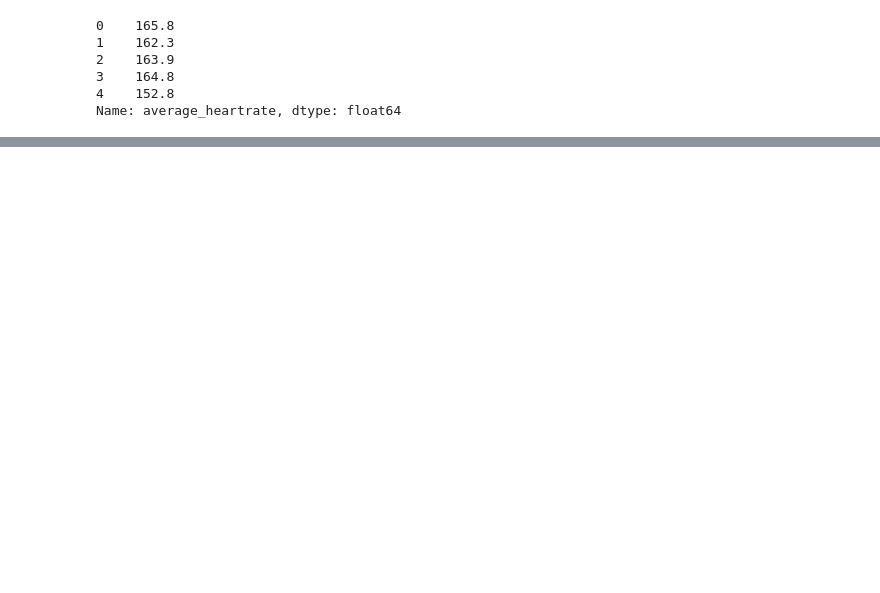
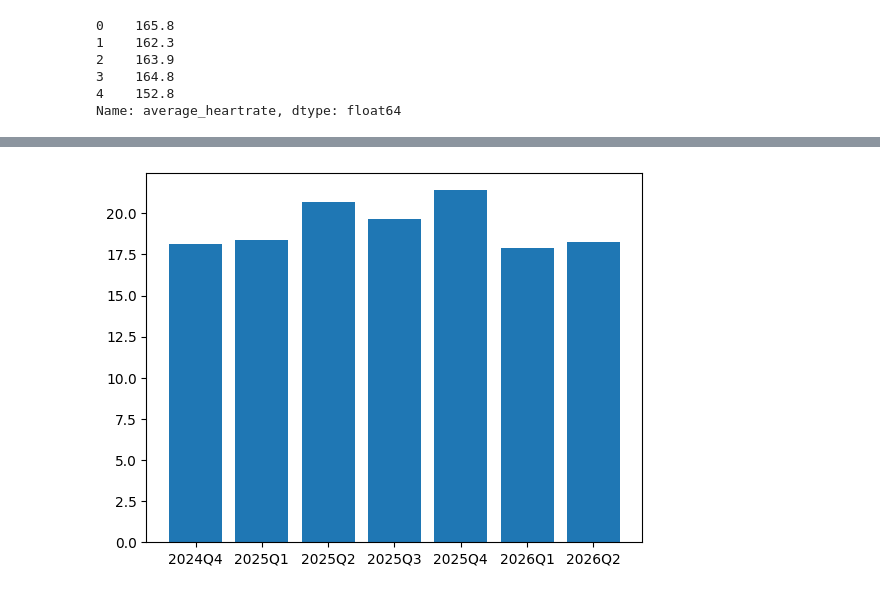
Before and after one commit to lx-345/PERFORMANCES_SPORTIVES, a Jupyter notebook: src/data/analyse.ipynb, the cells around one changed output, grey strips where cells are left out. Cells and saved outputs as stored; diff of their text form; code cells hidden in the pictures; blank space fills up the shorter version.

```diff
--- a/src/data/analyse.ipynb
+++ b/src/data/analyse.ipynb
@@ -219,0 +263,17 @@ Name: average_heartrate, dtype: float64
+# %%
+# Vérification que la colonne de fréquence cardiaque est bien présente
+if 'average_heartrate' in df_propre.columns:
+
+    # Calcul de l'indice d'effort de Karvonen (FC Réserve)
+    df_propre["indice_d'effort_K"] = (df_propre['average_heartrate'] - 45) / (185 - 45)
+
+    # Arrondi à 2 décimales pour un affichage propre (ex: 0.75)
+    df_propre["indice_d'effort_K"] = df_propre["indice_d'effort_K"].round(2)
+
+    print("🎯 Colonne 'indice_d'effort_K' créée avec succès !")
+    print("-" * 60)
+    # Affichage des 10 premières lignes pour vérifier
+    print(df_propre[['name', 'average_heartrate', "indice_d'effort_K"]].head(10))
+
+else:
+    print("❌ Erreur : La colonne 'average_heartrate' est introuvable pour effectuer le calcul.")
@@ -219,0 +409,18 @@ Name: average_heartrate, dtype: float64
+# %%
+import matplotlib.pyplot as plt
+
+# 1. Préparation des données (une ligne par trimestre, triée par ordre chronologique)
+df_plot = (
+    df_selection[["trimestre", "VMA_finale"]]
+    .drop_duplicates()
+    .sort_values("trimestre")
+)
+df_plot["trimestre_str"] = df_plot["trimestre"].astype(str)
+
+# 2. Le bar plot de base
+plt.bar(df_plot["trimestre_str"], df_plot["VMA_finale"])
+
+# 3. Sauvegarde du fichier image
+plt.savefig("barplot_vma_base.png")
+# %% [output]
+[figure, added]
```
Also changed, not shown: parts of 13 cells of this notebook, 2 other files.
